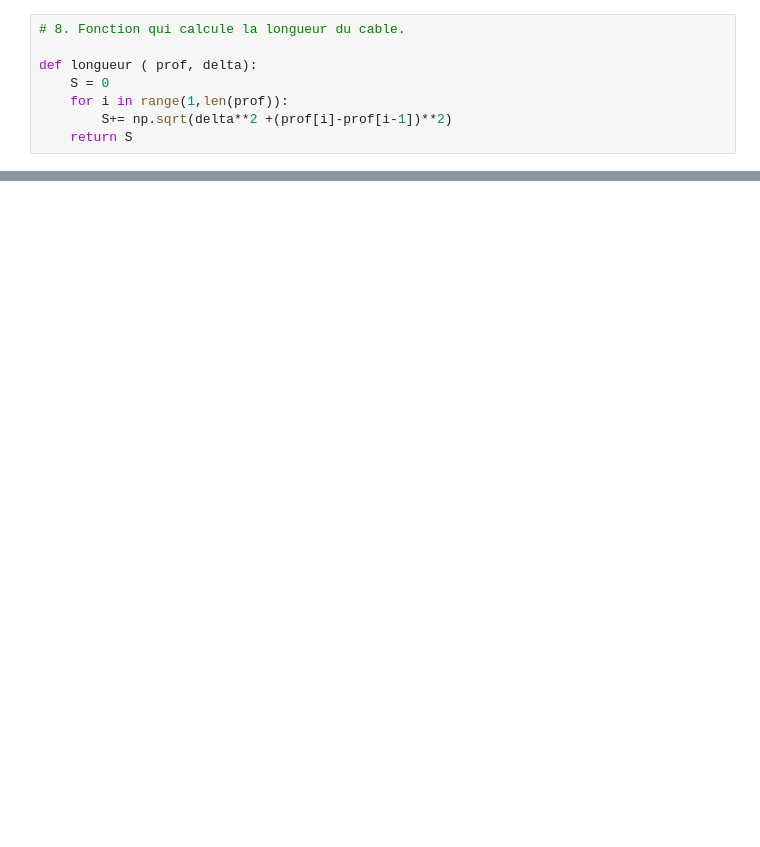
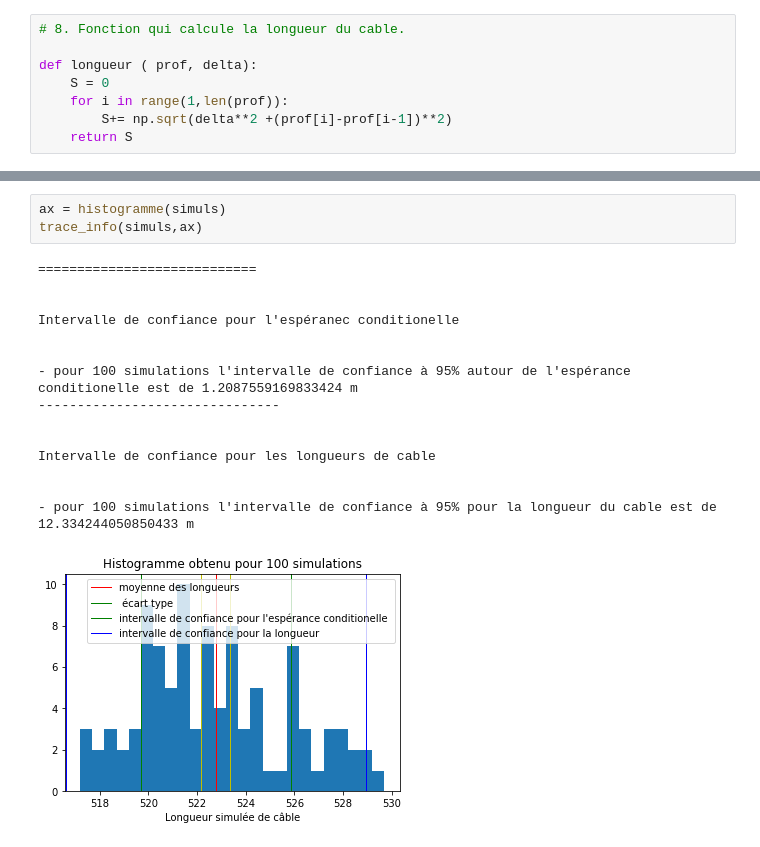
Before and after one commit to Gasp141/ProjetMaths3, a Jupyter notebook: ProjMaths3_bis.ipynb, the cells around one changed output, grey strips where cells are left out. Drawn from its saved outputs; the diff is of its cells as text; blank space fills up the shorter version.

```diff
--- a/ProjMaths3_bis.ipynb
+++ b/ProjMaths3_bis.ipynb
@@ -345,3 +353,22 @@ Où $\bar{X}$ est la moyenne empirique et $\sigma$ l'écart type de la populatio
+# %%
+ax = histogramme(simuls)
+trace_info(simuls,ax)
+# %% [output]
+============================
+
+
+Intervalle de confiance pour l'espéranec conditionelle
+
+
+- pour 100 simulations l'intervalle de confiance à 95% autour de l'espérance conditionelle est de 1.2087559169833424 m
+-------------------------------
+
+
+Intervalle de confiance pour les longueurs de cable
+
+
+- pour 100 simulations l'intervalle de confiance à 95% pour la longueur du cable est de 12.334244050850433 m
+[figure, added]
 # %%
 # 13. fonction de répartition expérimentale
 
```
Also changed, not shown: parts of 17 cells of this notebook.
